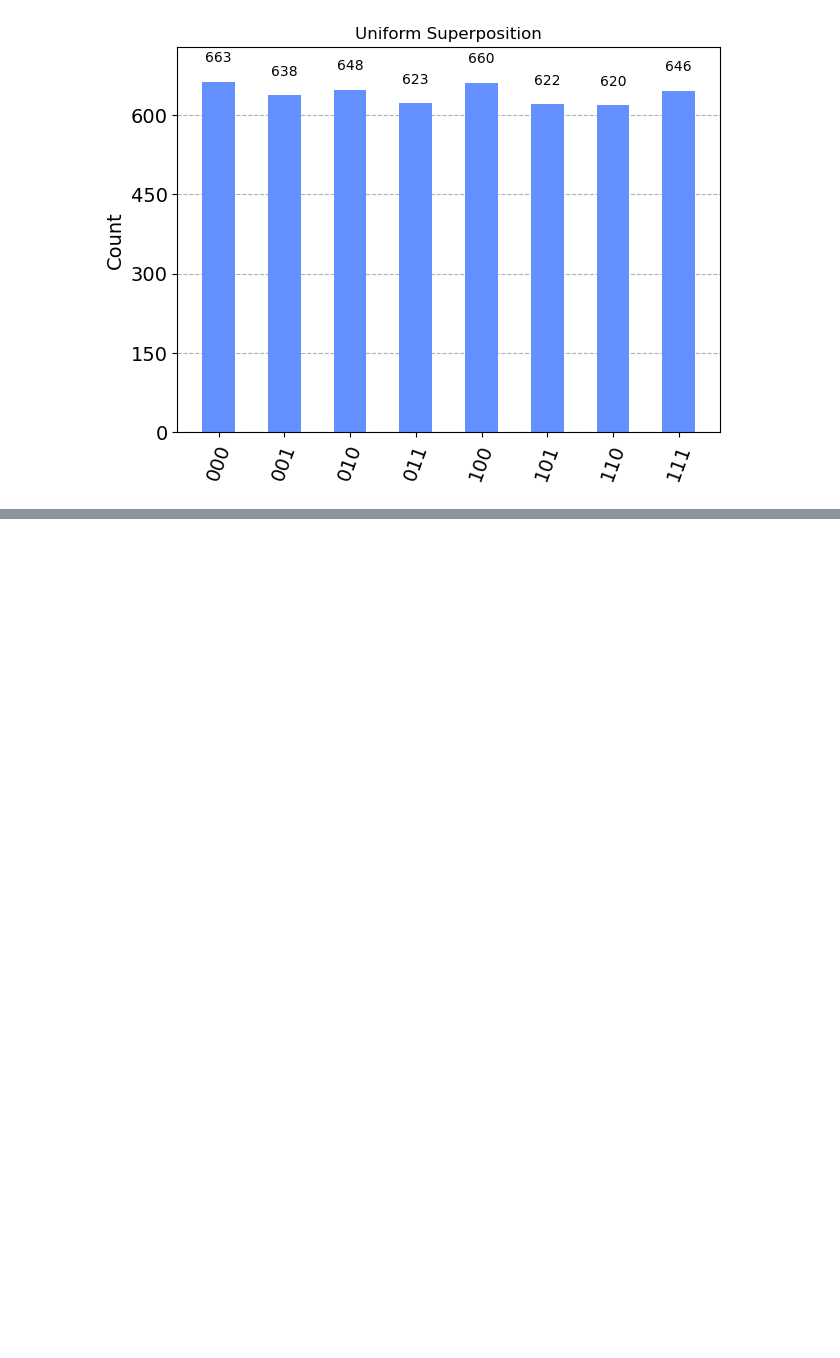
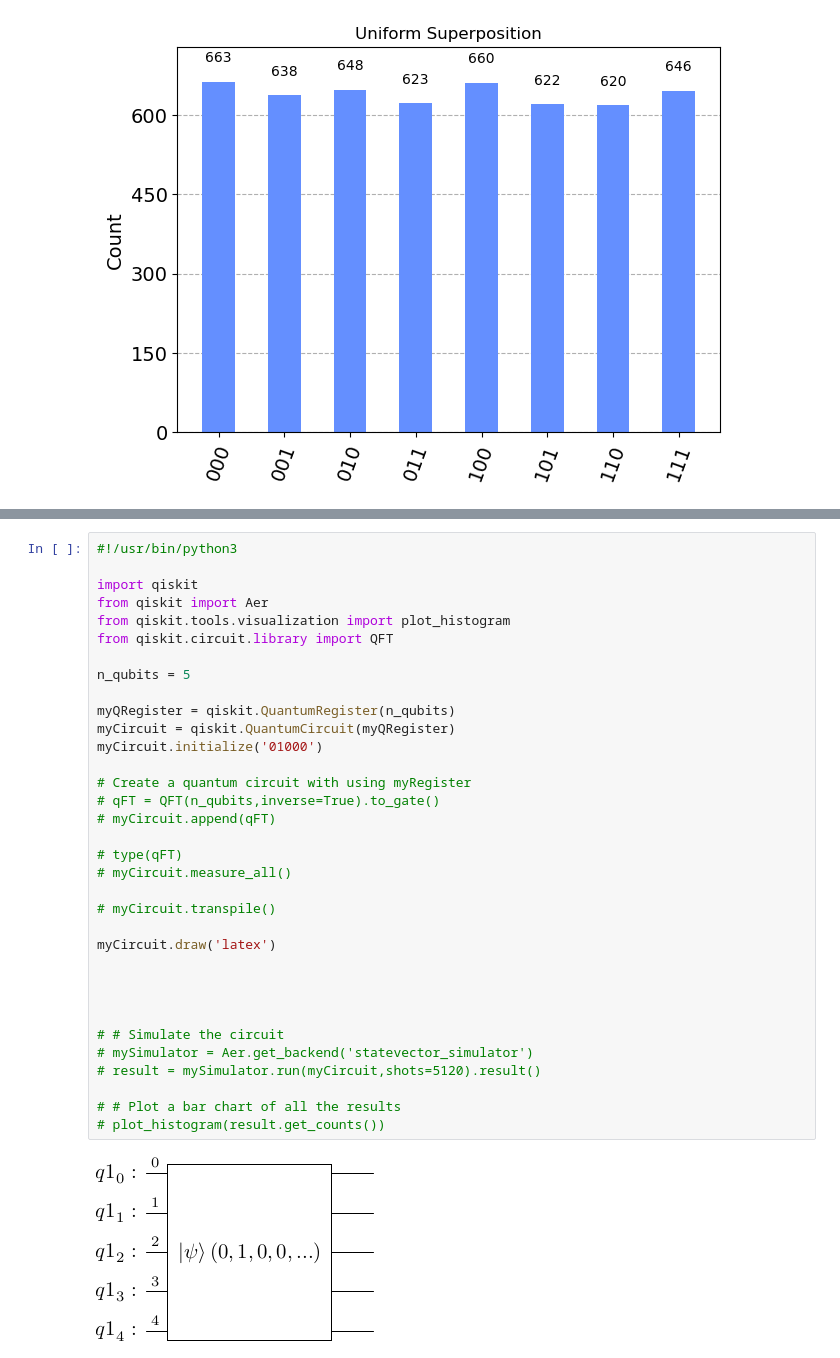
Before and after one commit to osamarais/review_paper, a Jupyter notebook: Chapter 2.ipynb, the cells around one changed output, grey strips where cells are left out. Drawn from its saved outputs; the diff is of its cells as text; blank space fills up the shorter version.

```diff
--- a/Chapter 2.ipynb
+++ b/Chapter 2.ipynb
@@ -174,0 +372,36 @@ plot_histogram(result.get_counts(), title='Uniform Superposition')
+# %%
+#!/usr/bin/python3
+
+import qiskit
+from qiskit import Aer
+from qiskit.tools.visualization import plot_histogram
+from qiskit.circuit.library import QFT
+
+n_qubits = 5
+
+myQRegister = qiskit.QuantumRegister(n_qubits)
+myCircuit = qiskit.QuantumCircuit(myQRegister)
+myCircuit.initialize('01000')
+
+# Create a quantum circuit with using myRegister
+# qFT = QFT(n_qubits,inverse=True).to_gate()
+# myCircuit.append(qFT)
+
+# type(qFT)
+# myCircuit.measure_all()
+
+# myCircuit.transpile()
+
+myCircuit.draw('latex')
+
+
+
+
+# # Simulate the circuit
+# mySimulator = Aer.get_backend('statevector_simulator')
+# result = mySimulator.run(myCircuit,shots=5120).result()
+
+# # Plot a bar chart of all the results
+# plot_histogram(result.get_counts())
+# %% [output]
+[figure, added]
```
Also changed, not shown: parts of 21 cells of this notebook, 16 other files.
